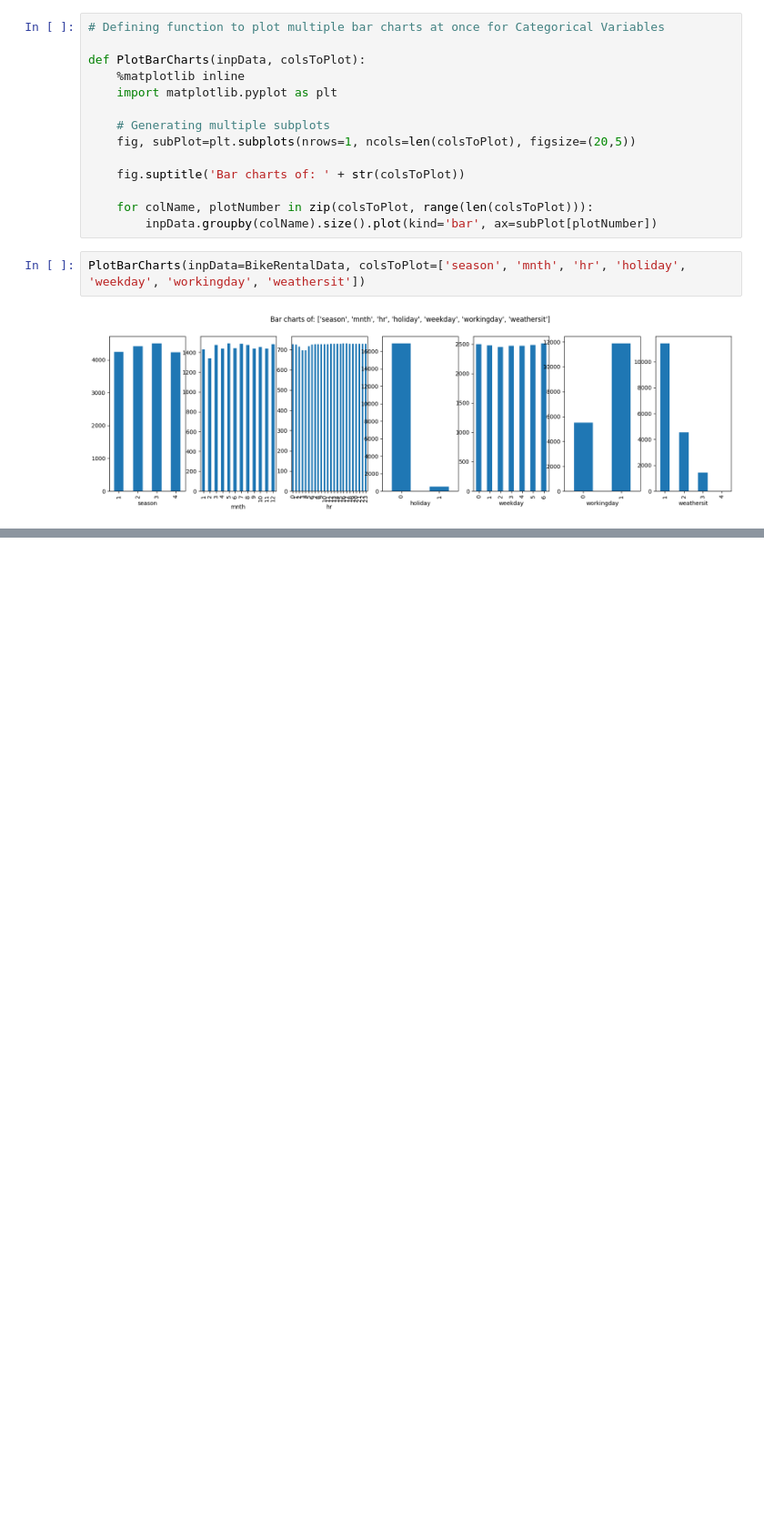
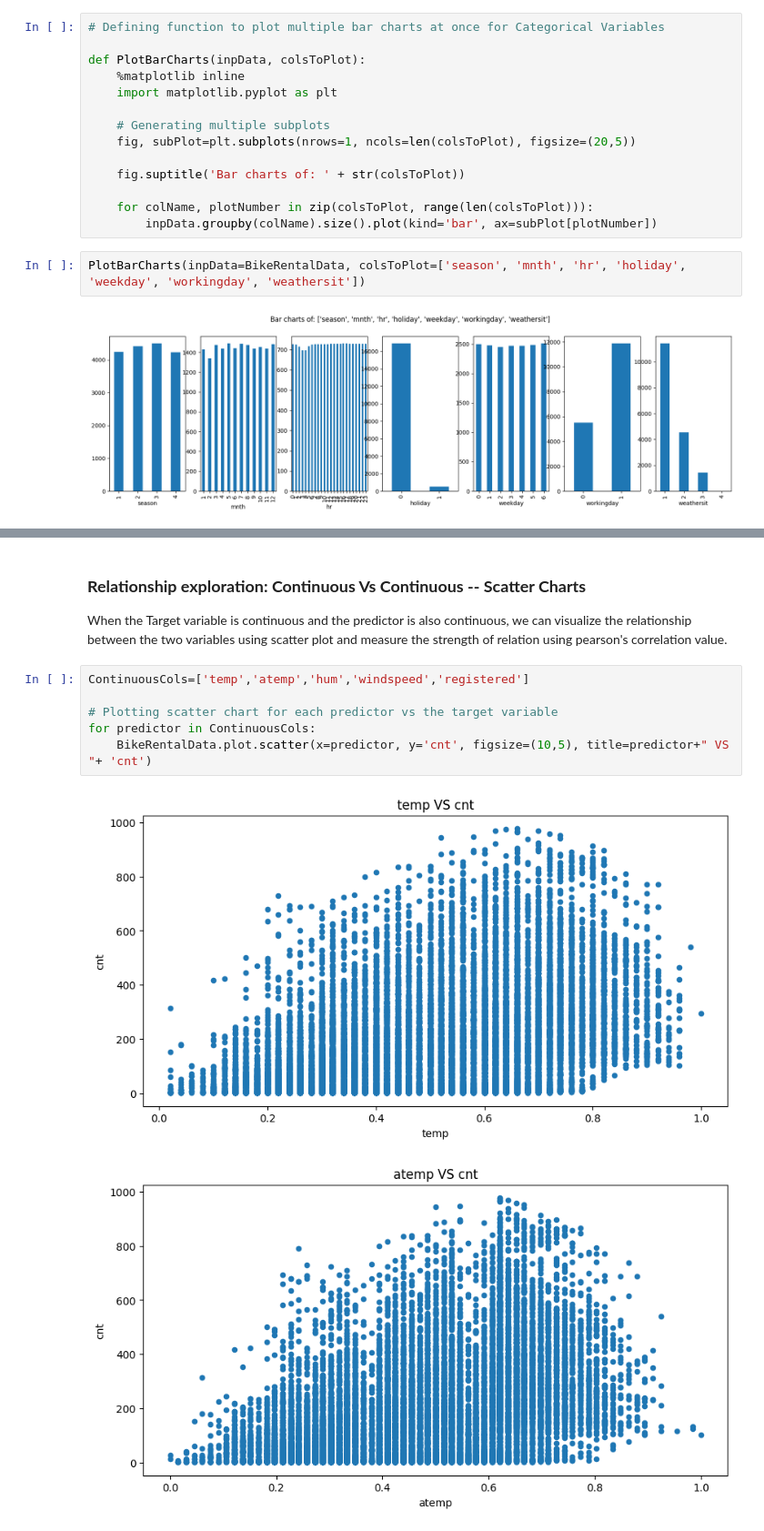
Before and after one commit to anish3565/Case_Studies, a Jupyter notebook: Regression/2. BikeRentalDemandPrediction.ipynb, the cells around one changed output, grey strips where cells are left out. Shown at 91% size. Cells and saved outputs as stored; diff of their text form; blank space fills up the shorter version.

```diff
--- a/Regression/2. BikeRentalDemandPrediction.ipynb
+++ b/Regression/2. BikeRentalDemandPrediction.ipynb
@@ -284,0 +388,12 @@ PlotBarCharts(inpData=BikeRentalData, colsToPlot=['season', 'mnth', 'hr', 'holid
+# %% [markdown]
+### **Relationship exploration: Continuous Vs Continuous -- Scatter Charts**
+When the Target variable is continuous and the predictor is also continuous, we can visualize the relationship between the two variables using scatter plot and measure the strength of relation using pearson's correlation value.
+# %%
+ContinuousCols=['temp','atemp','hum','windspeed','registered']
+
+# Plotting scatter chart for each predictor vs the target variable
+for predictor in ContinuousCols:
+    BikeRentalData.plot.scatter(x=predictor, y='cnt', figsize=(10,5), title=predictor+" VS "+ 'cnt')
+# %% [output]
+[figure, added]
+[figure, added]
```
Also changed, not shown: parts of 11 cells of this notebook.
